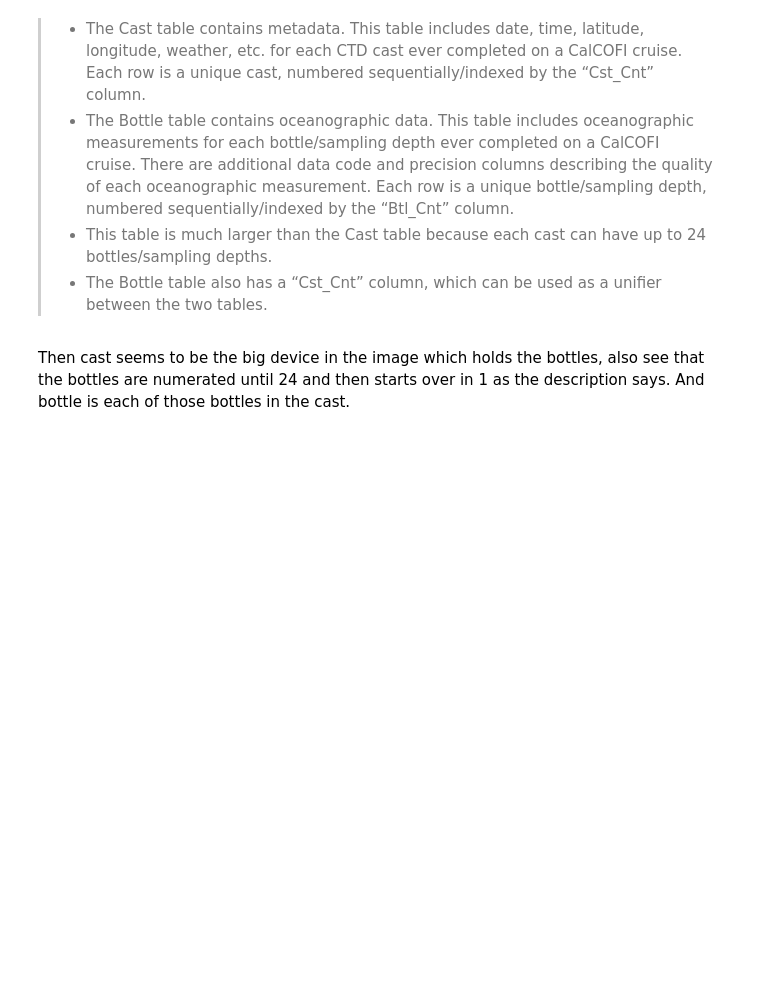
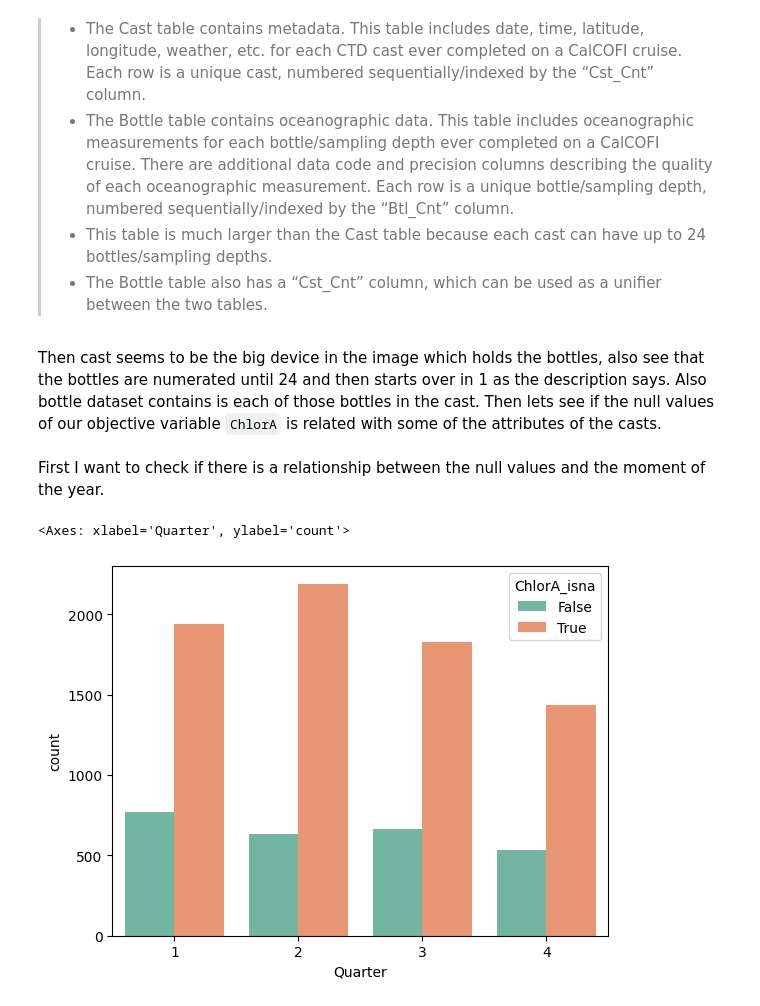
Before and after one commit to nicodigos/boston_dataset, a Jupyter notebook: Ocean.ipynb, the cells around one changed output. Saved outputs shown, nothing was run; the diff lists cells and outputs as text; code cells hidden in the pictures; blank space fills up the shorter version.

```diff
--- a/Ocean.ipynb
+++ b/Ocean.ipynb
@@ -138,4 +139,17 @@ Let's start looking at the big picture. We have two datasets: cast and bottle.
 > - This table is much larger than the Cast table because each cast can have up to 24 bottles/sampling depths.
 > - The Bottle table also has a “Cst_Cnt” column, which can be used as a unifier between the two tables.
 # %% [markdown]
-Then cast seems to be the big device in the image which holds the bottles, also see that the bottles are numerated until 24 and then starts over in 1 as the description says. And bottle is each of those bottles in the cast.
+Then cast seems to be the big device in the image which holds the bottles, also see that the bottles are numerated until 24 and then starts over in 1 as the description says. Also bottle dataset contains is each of those bottles in the cast. Then lets see if the null values of our objective variable `ChlorA` is related with some of the attributes of the casts.
+# %%
+# Join bottle and cast datasets but just using the key to join the datasets and the objective value of bottle
+obj_bottle = bottle[["ChlorA", "Cst_Cnt"]].merge(cast, how='inner', on="Cst_Cnt")
+# %%
+# Create a new boolean variable to check if the value of ChlorA is null
+obj_bottle["ChlorA_isna"] = obj_bottle["ChlorA"].isna()
+# %% [markdown]
+First I want to check if there is a relationship between the null values and the moment of the year.
+# %%
+sns.countplot(x='Quarter', data=obj_bottle, hue='ChlorA_isna', palette='Set2')
+# %% [output]
+<Axes: xlabel='Quarter', ylabel='count'>
+[figure, added]
```
Also changed, not shown: parts of 10 cells of this notebook, 2 other files.
